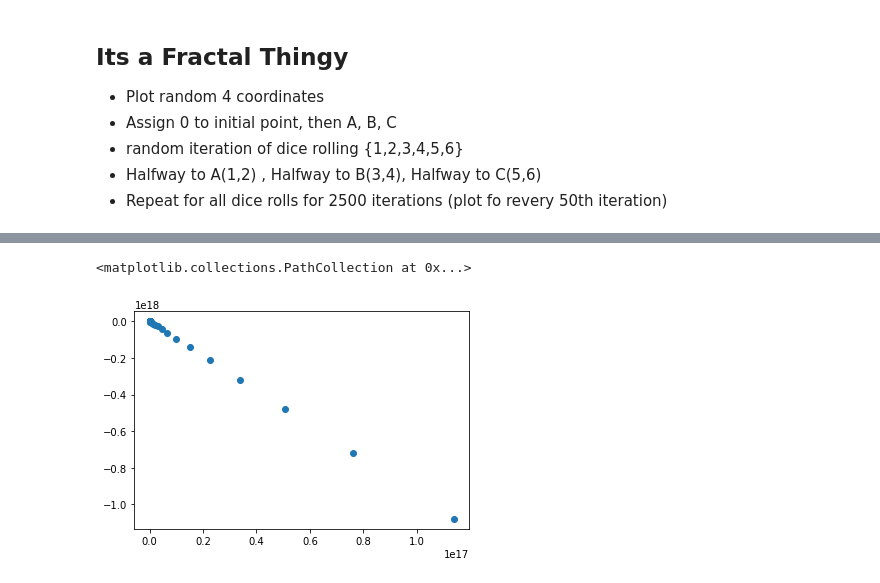
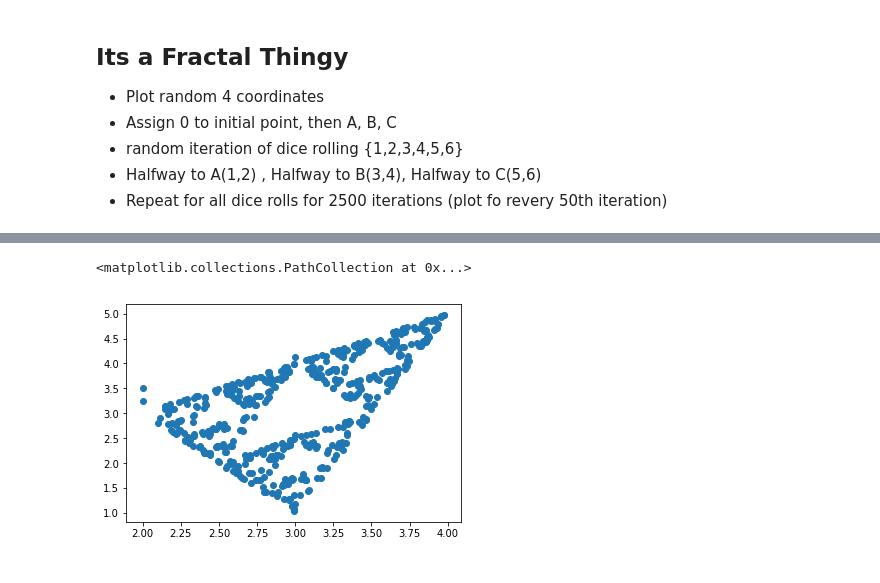
Before and after one commit to savvyjain/daily-challenges-easy, a Jupyter notebook: Sierpinski fractal.ipynb, the cells around one changed output, grey strips where cells are left out. Cells and saved outputs as stored; diff of their text form; code cells hidden in the pictures.

Commit message:
Update Sierpinski triangle

```diff
--- a/Sierpinski fractal.ipynb
+++ b/Sierpinski fractal.ipynb
@@ -29,17 +28,0 @@ plt.scatter(*zip(*coords))
-# %%
-def calcNewPoint(a,b):
-#     Calculate change
-#     print(a[0], type(b[0]))
-    delx = b[0] - a[0]
-    dely = b[1] - a[1]
-#     Calculate angle of inclination
-    theta = math.atan(dely/delx)
-#     Calculate distance between start and end
-    dist = math.sqrt((b[0] - a[0])**2 + (b[1] - a[1])**2)/2
-    c = []
-#     print(math.cos(theta), math.sin(theta))
-    c.append(a[0] + dist*math.cos(theta))
-    c.append(a[1] + dist*math.sin(theta))
-#     print(delx, dely, a, c, b, dist, theta )
-#     plt.scatter(*zip(a,b, c))
-    return c
@@ -49,3 +29,9 @@ def calcNewPoint(a,b):
+# %%
+def calcNewPoint(a,b):
+    c = []
+    c.append((a[0]+b[0])/2)
+    c.append((a[1]+b[1])/2)
+    return c
 # %%
 def magicTriangle(start, A, B, C, n):
     dicerolls = [random.randint(1,6) for _ in range(n)]
@@ -89,5 +57,7 @@ points = magicTriangle(start, A, B, C, 5)
-# %%
-plt.scatter(*zip(*points))
-# %% [output]
-<matplotlib.collections.PathCollection at 0x...>
-[figure, removed]
+# %%
+points = magicTriangle(start, A, B, C, 500)
+plt.scatter(*zip(*points))
+# plt.savefig("Sier.jpg")
+# %% [output]
+<matplotlib.collections.PathCollection at 0x...>
+[figure, added]
```
Also changed, not shown: parts of 6 cells of this notebook.
